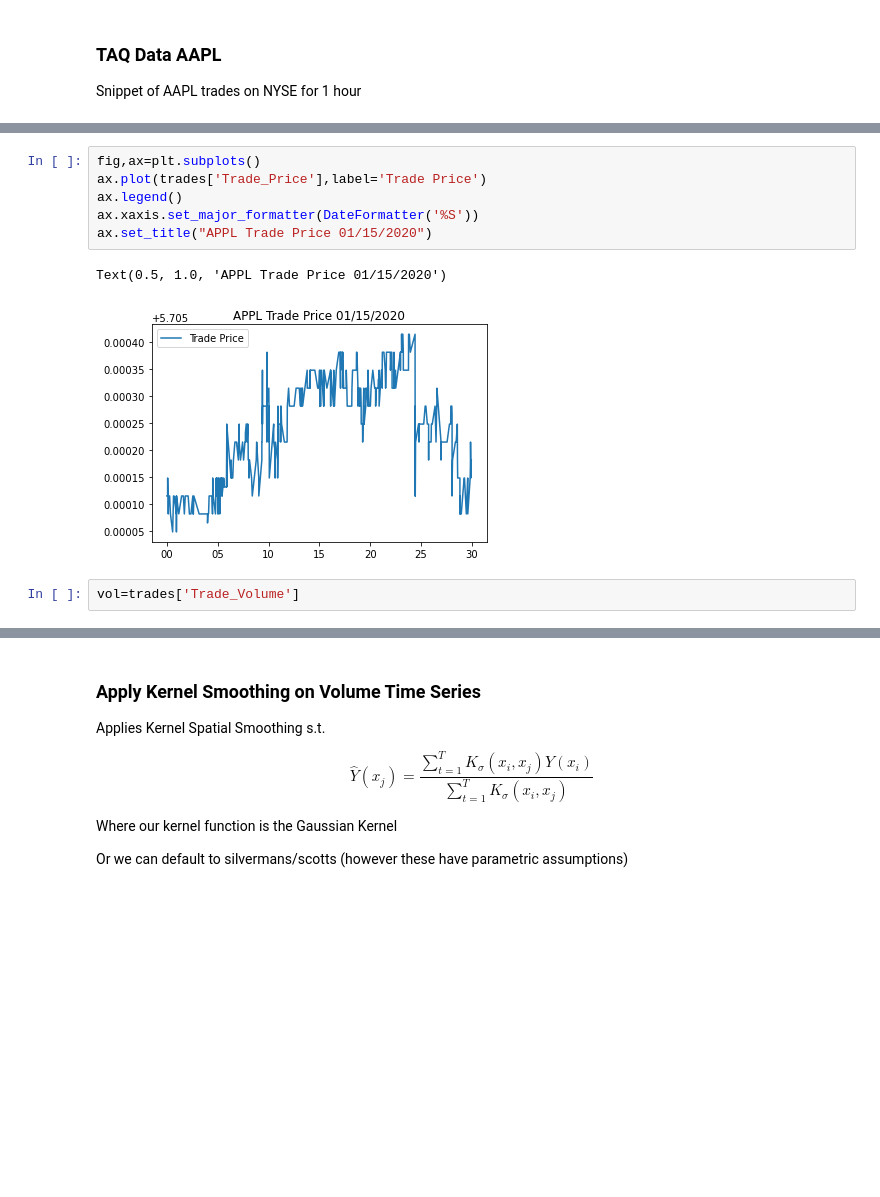
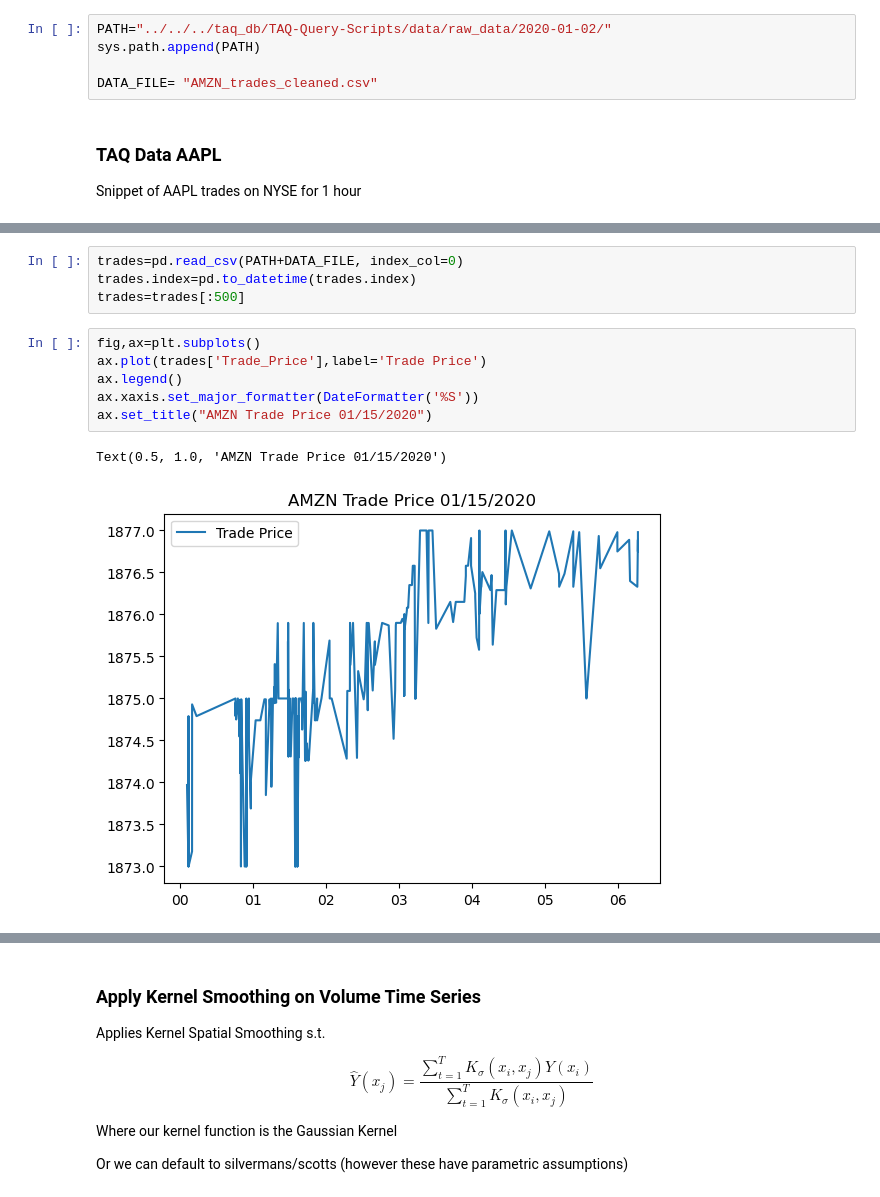
Before and after one commit to jasonbohne123/Adaptive_Signal_Estimation, a Jupyter notebook: kernel_methods/Kernel_Smoothing.ipynb, the cells around one changed output, grey strips where cells are left out. Cells and saved outputs as stored; diff of their text form; blank space fills up the shorter version.

Commit message:
changes for real data

```diff
--- a/kernel_methods/Kernel_Smoothing.ipynb
+++ b/kernel_methods/Kernel_Smoothing.ipynb
@@ -26,3 +17,8 @@ from kernel_smoother import KernelSmoother
+# %%
+PATH="../../../taq_db/TAQ-Query-Scripts/data/raw_data/2020-01-02/"
+sys.path.append(PATH)
+
+DATA_FILE= "AMZN_trades_cleaned.csv"
 # %% [markdown]
 ### TAQ Data AAPL
 
@@ -51,11 +26,13 @@ trades
+# %%
+trades=pd.read_csv(PATH+DATA_FILE, index_col=0)
+trades.index=pd.to_datetime(trades.index)
+trades=trades[:500]
 # %%
 fig,ax=plt.subplots()
 ax.plot(trades['Trade_Price'],label='Trade Price')
 ax.legend()
 ax.xaxis.set_major_formatter(DateFormatter('%S'))
-ax.set_title("APPL Trade Price 01/15/2020")
+ax.set_title("AMZN Trade Price 01/15/2020")
 # %% [output]
-Text(0.5, 1.0, 'APPL Trade Price 01/15/2020')
+Text(0.5, 1.0, 'AMZN Trade Price 01/15/2020')
-[figure, old version]
+[figure, new version]
-# %%
-vol=trades['Trade_Volume']
```
Also changed, not shown: parts of 18 cells of this notebook, 9 other files.
